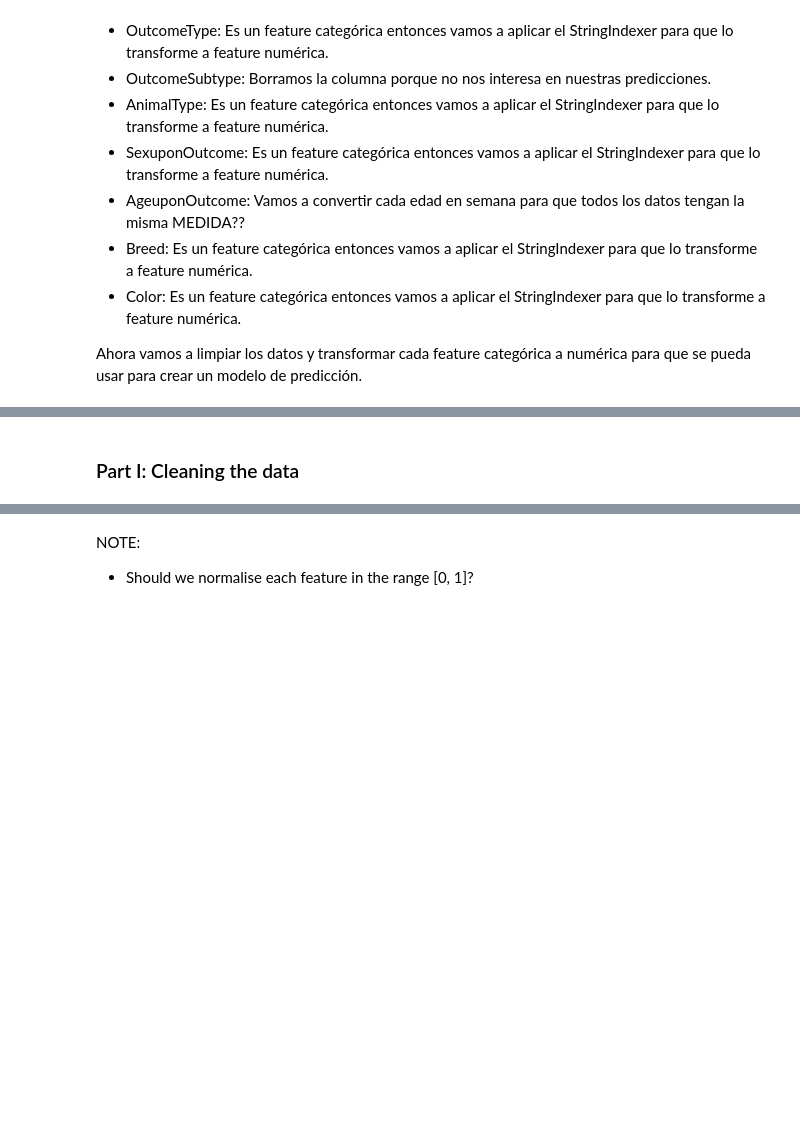
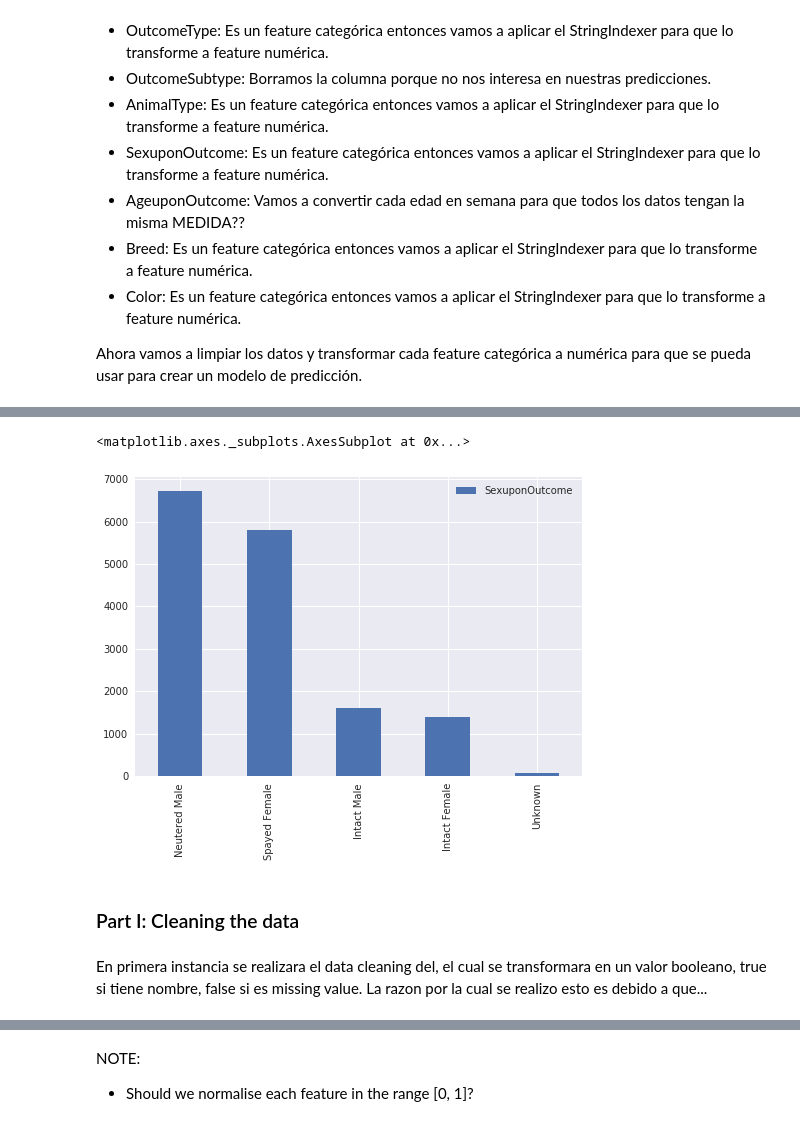
Before and after one commit to acollazomayer/Proyecto-BigData, a Jupyter notebook: Proyecto.ipynb, the cells around one changed output, grey strips where cells are left out. Cells and saved outputs as stored; diff of their text form; code cells hidden in the pictures; blank space fills up the shorter version.

```diff
--- a/Proyecto.ipynb
+++ b/Proyecto.ipynb
@@ -93,2 +101,10 @@ pd.DataFrame(shelter_pd['AgeuponOutcome'].value_counts()).plot(kind='bar')
+# %%
+dogs= shelter_pd.loc[shelter_pd['AnimalType'] == 'Dog']
+pd.DataFrame(dogs['SexuponOutcome'].value_counts()).plot(kind='bar')
+# %% [output]
+<matplotlib.axes._subplots.AxesSubplot at 0x...>
+[figure, added]
 # %% [markdown]
 ### Part I: Cleaning the data
+# %% [markdown]
+En primera instancia se realizara el data cleaning del, el cual se transformara en un valor booleano, true si tiene nombre, false si es missing value. La razon por la cual se realizo esto es debido a que...
```
Also changed, not shown: parts of 26 cells of this notebook.
